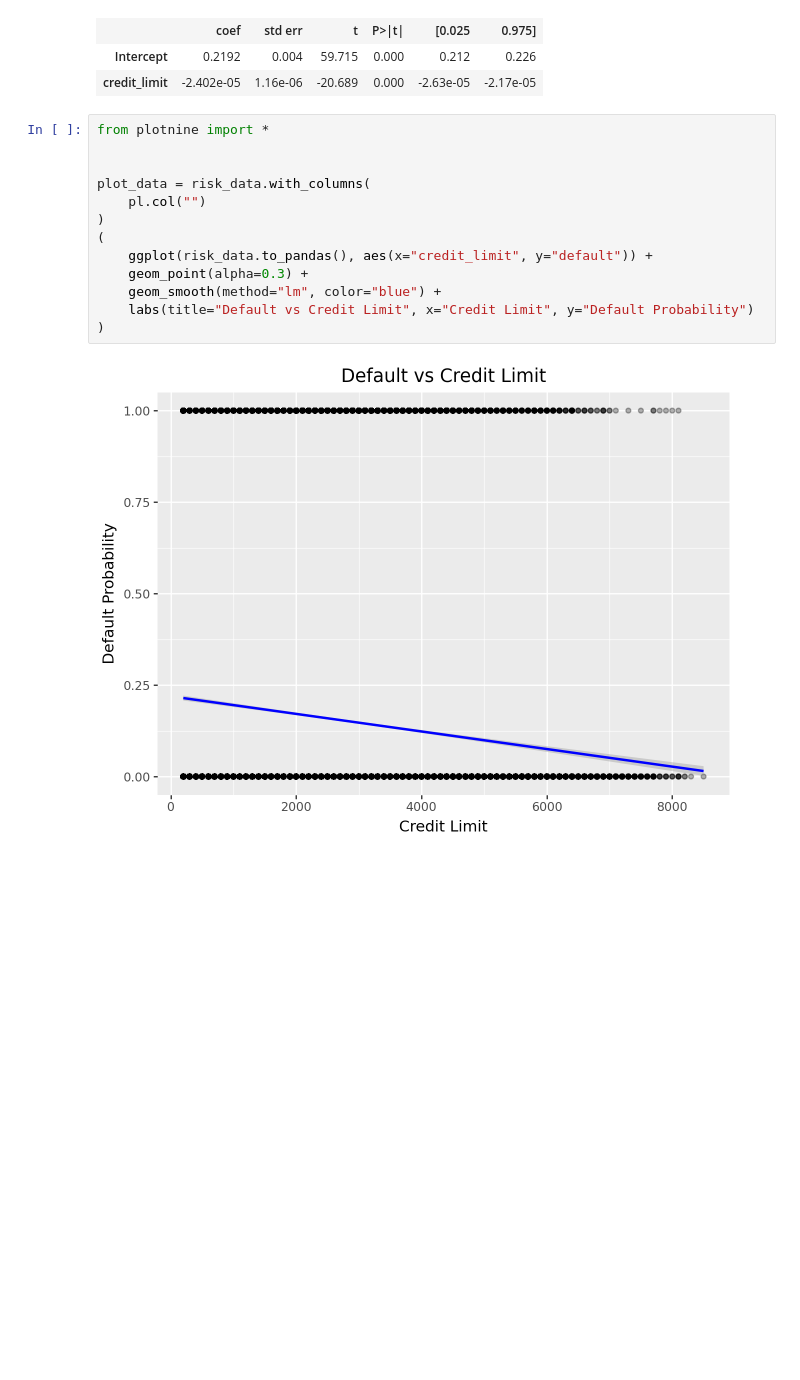
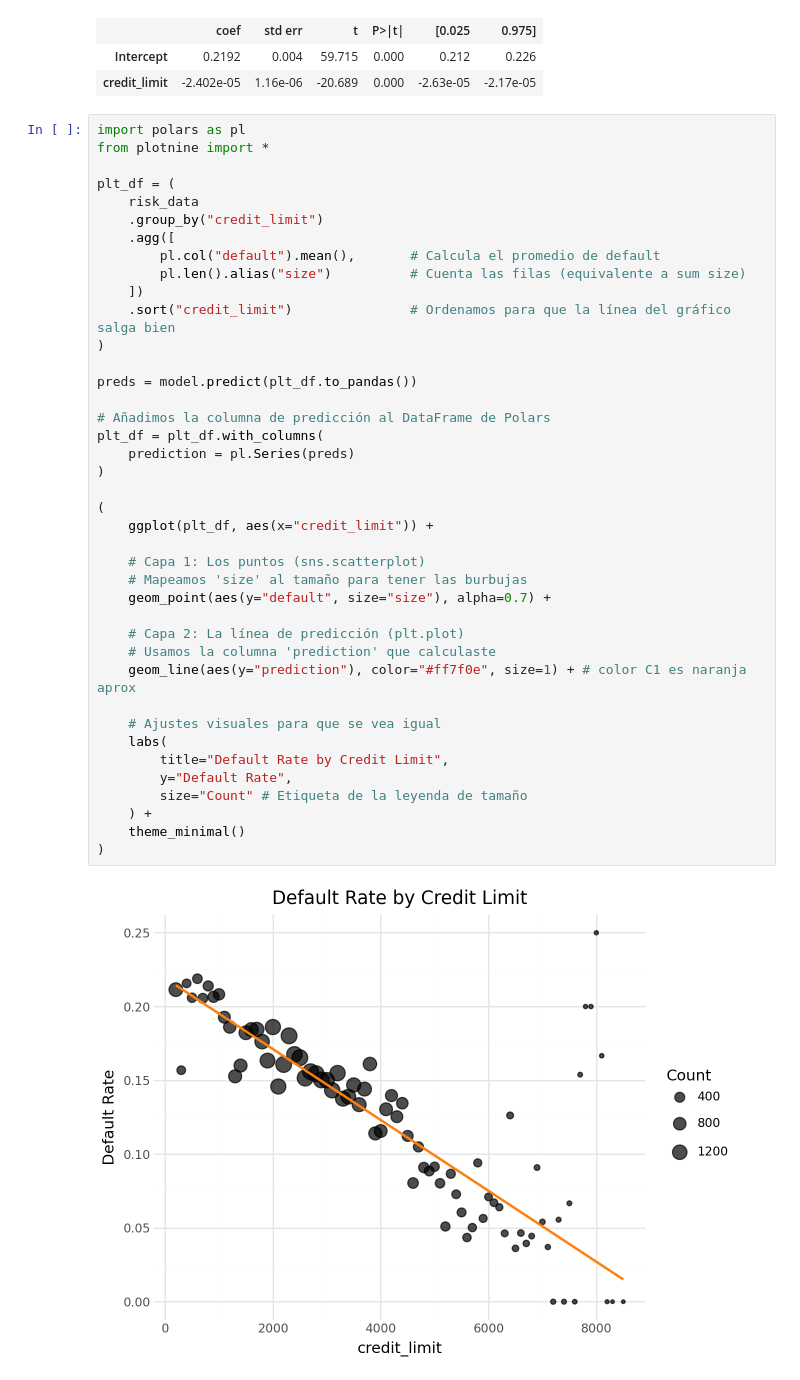
Before and after one commit to Sechi42/Causal_Inference-with-python, a Jupyter notebook: ch04/ch04.ipynb, the cells around one changed output. Cells and saved outputs as stored; diff of their text form; blank space fills up the shorter version.

```diff
--- a/ch04/ch04.ipynb
+++ b/ch04/ch04.ipynb
@@ -157,17 +157,44 @@ model.summary().tables[1]
 | Intercept | 0.2192 | 0.004 | 59.715 | 0.000 | 0.212 | 0.226 |
 | credit_limit | -2.402e-05 | 1.16e-06 | -20.689 | 0.000 | -2.63e-05 | -2.17e-05 |
 # %%
+import polars as pl
 from plotnine import *
 
+plt_df = (
+    risk_data
+    .group_by("credit_limit")
+    .agg([
+        pl.col("default").mean(),       # Calcula el promedio de default
+        pl.len().alias("size")          # Cuenta las filas (equivalente a sum size)
+    ])
+    .sort("credit_limit")               # Ordenamos para que la línea del gráfico salga bien
+)
 
-plot_data = risk_data.with_columns(
-    pl.col("")
+preds = model.predict(plt_df.to_pandas())
+
+# Añadimos la columna de predicción al DataFrame de Polars
+plt_df = plt_df.with_columns(
+    prediction = pl.Series(preds)
 )
+
 (
-    ggplot(risk_data.to_pandas(), aes(x="credit_limit", y="default")) +
-    geom_point(alpha=0.3) +
-    geom_smooth(method="lm", color="blue") +
-    labs(title="Default vs Credit Limit", x="Credit Limit", y="Default Probability")
+    ggplot(plt_df, aes(x="credit_limit")) +
+
+    # Capa 1: Los puntos (sns.scatterplot)
+    # Mapeamos 'size' al tamaño para tener las burbujas
+    geom_point(aes(y="default", size="size"), alpha=0.7) +
+
+    # Capa 2: La línea de predicción (plt.plot)
+    # Usamos la columna 'prediction' que calculaste
+    geom_line(aes(y="prediction"), color="#ff7f0e", size=1) + # color C1 es naranja aprox
+
+    # Ajustes visuales para que se vea igual
+    labs(
+        title="Default Rate by Credit Limit",
+        y="Default Rate",
+        size="Count" # Etiqueta de la leyenda de tamaño
+    ) +
+    theme_minimal()
 )
 # %% [output]
-[figure, old version]
+[figure, new version]
```
Also changed, not shown: parts of 2 cells of this notebook.
